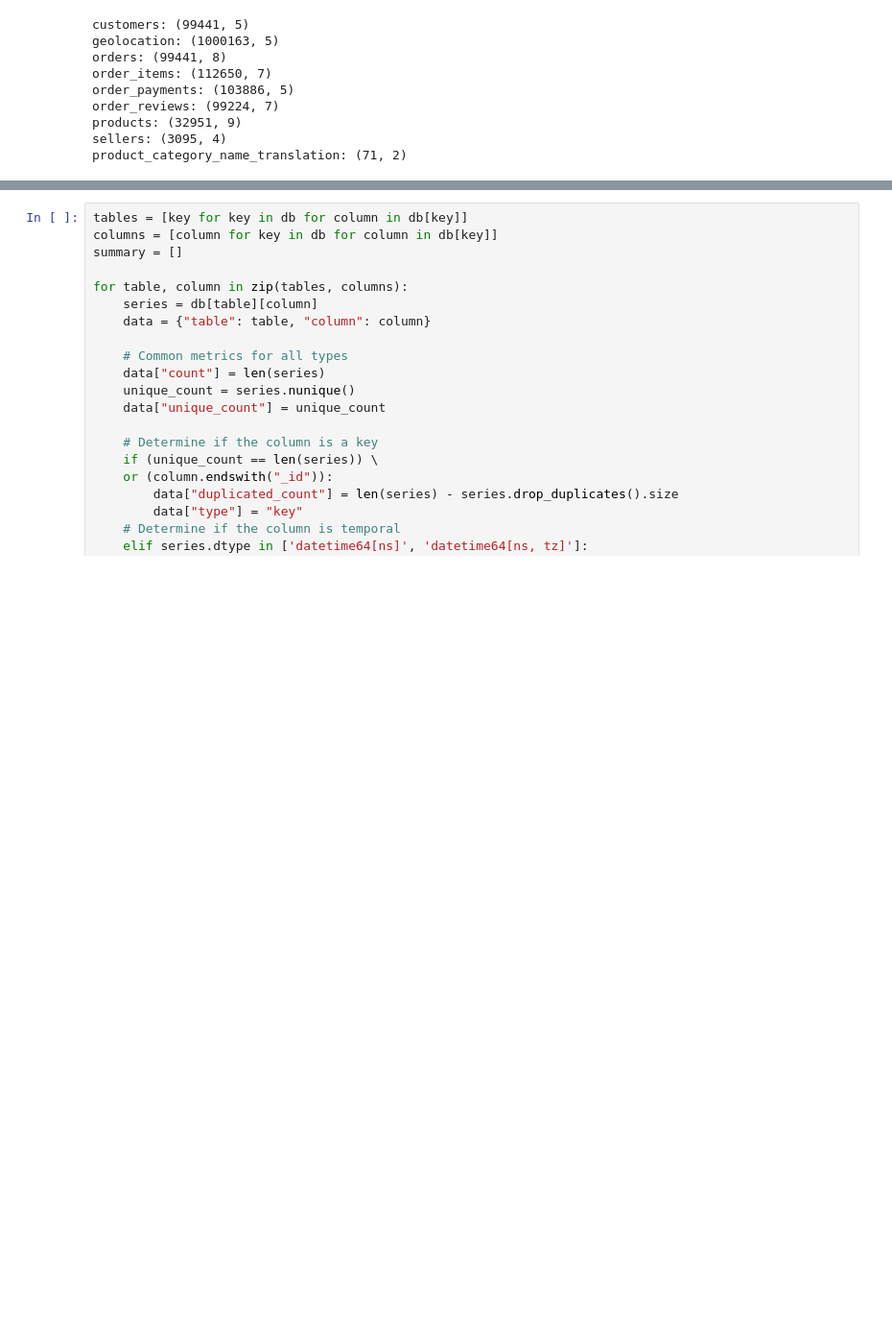
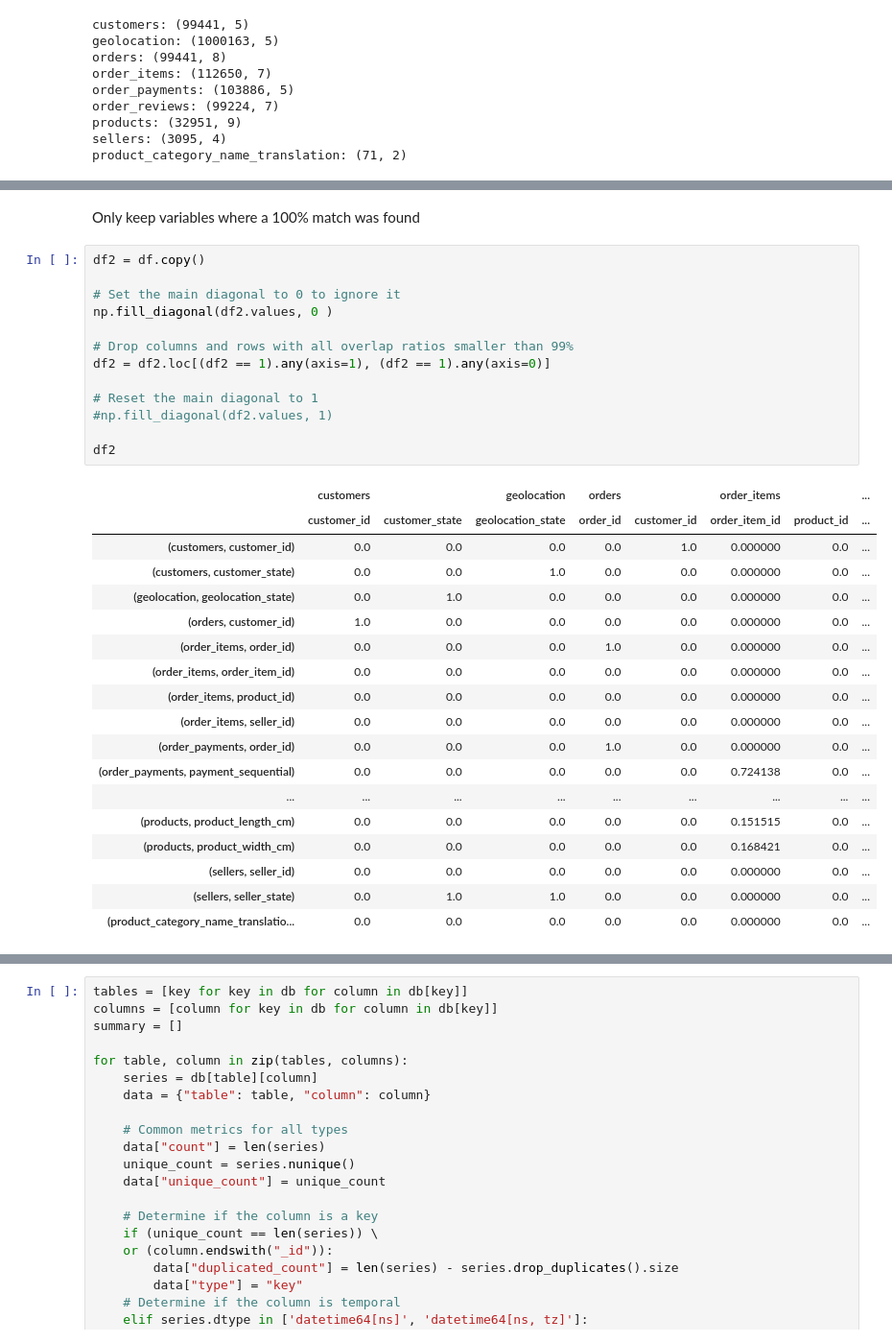
Before and after one commit to vmichael89/cf-brazilian-ecommerce-olist, a Jupyter notebook: notebooks/cleaning_exploration.ipynb, the cells around one changed output, grey strips where cells are left out. Shown at 96% size. Cells and saved outputs as stored; diff of their text form; blank space fills up the shorter version.

```diff
--- a/notebooks/cleaning_exploration.ipynb
+++ b/notebooks/cleaning_exploration.ipynb
@@ -198,0 +246,34 @@ product_category_name_translation: (71, 2)
+# %% [markdown]
+Only keep variables where a 100% match was found
+# %%
+df2 = df.copy()
+
+# Set the main diagonal to 0 to ignore it
+np.fill_diagonal(df2.values, 0 )
+
+# Drop columns and rows with all overlap ratios smaller than 99%
+df2 = df2.loc[(df2 == 1).any(axis=1), (df2 == 1).any(axis=0)]
+
+# Reset the main diagonal to 1
+#np.fill_diagonal(df2.values, 1)
+
+df2
+# %% [output]
+|  | customers |  | geolocation | orders |  | order_items |  | ... |
+|  | customer_id | customer_state | geolocation_state | order_id | customer_id | order_item_id | product_id | ... |
+| (customers, customer_id) | 0.0 | 0.0 | 0.0 | 0.0 | 1.0 | 0.000000 | 0.0 | ... |
+| (customers, customer_state) | 0.0 | 0.0 | 1.0 | 0.0 | 0.0 | 0.000000 | 0.0 | ... |
+| (geolocation, geolocation_state) | 0.0 | 1.0 | 0.0 | 0.0 | 0.0 | 0.000000 | 0.0 | ... |
+| (orders, customer_id) | 1.0 | 0.0 | 0.0 | 0.0 | 0.0 | 0.000000 | 0.0 | ... |
+| (order_items, order_id) | 0.0 | 0.0 | 0.0 | 1.0 | 0.0 | 0.000000 | 0.0 | ... |
+| (order_items, order_item_id) | 0.0 | 0.0 | 0.0 | 0.0 | 0.0 | 0.000000 | 0.0 | ... |
+| (order_items, product_id) | 0.0 | 0.0 | 0.0 | 0.0 | 0.0 | 0.000000 | 0.0 | ... |
+| (order_items, seller_id) | 0.0 | 0.0 | 0.0 | 0.0 | 0.0 | 0.000000 | 0.0 | ... |
+| (order_payments, order_id) | 0.0 | 0.0 | 0.0 | 1.0 | 0.0 | 0.000000 | 0.0 | ... |
+| (order_payments, payment_sequential) | 0.0 | 0.0 | 0.0 | 0.0 | 0.0 | 0.724138 | 0.0 | ... |
+| ... | ... | ... | ... | ... | ... | ... | ... | ... |
+| (products, product_length_cm) | 0.0 | 0.0 | 0.0 | 0.0 | 0.0 | 0.151515 | 0.0 | ... |
+| (products, product_width_cm) | 0.0 | 0.0 | 0.0 | 0.0 | 0.0 | 0.168421 | 0.0 | ... |
+| (sellers, seller_id) | 0.0 | 0.0 | 0.0 | 0.0 | 0.0 | 0.000000 | 0.0 | ... |
+| (sellers, seller_state) | 0.0 | 1.0 | 1.0 | 0.0 | 0.0 | 0.000000 | 0.0 | ... |
+| (product_category_name_translatio... | 0.0 | 0.0 | 0.0 | 0.0 | 0.0 | 0.000000 | 0.0 | ... |
```
Also changed, not shown: parts of 30 cells of this notebook.
